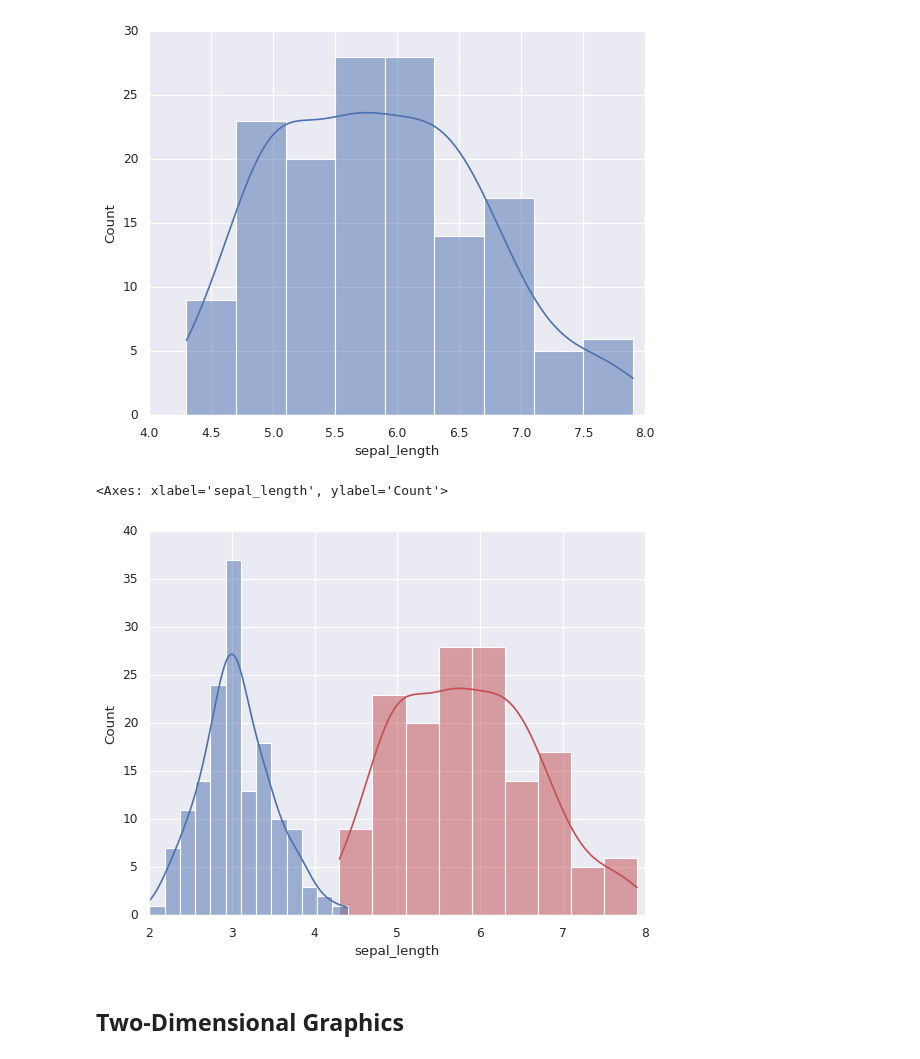
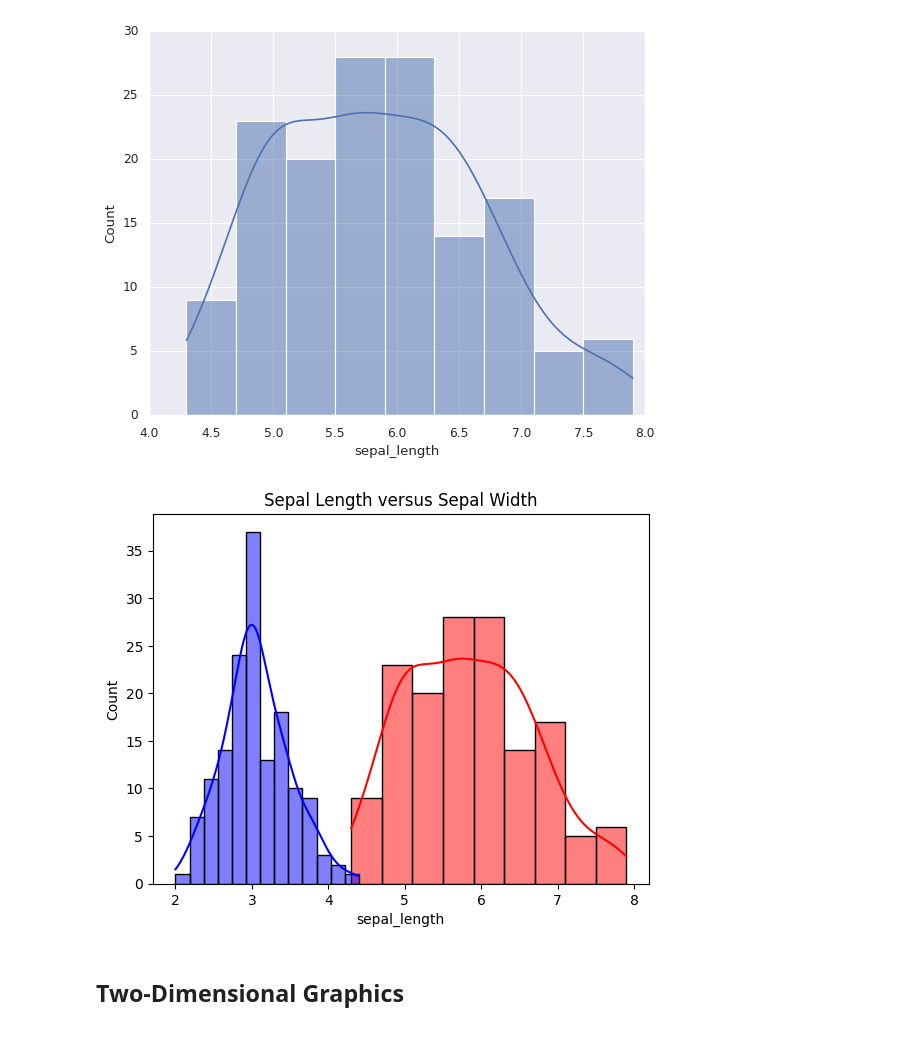
Before and after one commit to NovaVolunteer/Data-Visualization-with-Python, a Jupyter notebook: 03-Seaborn Tutorial.ipynb, the cells around one changed output. Saved outputs shown, nothing was run; the diff lists cells and outputs as text; code cells hidden in the pictures.

```diff
--- a/03-Seaborn Tutorial.ipynb
+++ b/03-Seaborn Tutorial.ipynb
@@ -12,5 +12,3 @@ import matplotlib.pyplot as plt
 import numpy as np
 import pandas as pd
 import seaborn as sns
-# %%
-plt.style.use('classic')
@@ -31,2 +14,0 @@ plt.legend('ABCDEF', ncol=2, loc='best')
-# %%
-sns.set()
@@ -126,11 +94,12 @@ sns.histplot(iris.sepal_length, kde=True)
 # %%
 sns.histplot(
     iris.sepal_length, kde=True, color="r")
 sns.histplot(
-    iris.sepal_width, kde=True,color="b")
+    iris.sepal_width, kde=True, color="b")
+plt.title("Sepal Length versus Sepal Width")
+plt.show()
 # %% [output]
-<Axes: xlabel='sepal_length', ylabel='Count'>
-[figure, old version]
+[figure, new version]
 # %% [markdown]
 ## Two-Dimensional Graphics
 # %%
```
Also changed, not shown: parts of 20 cells of this notebook.
